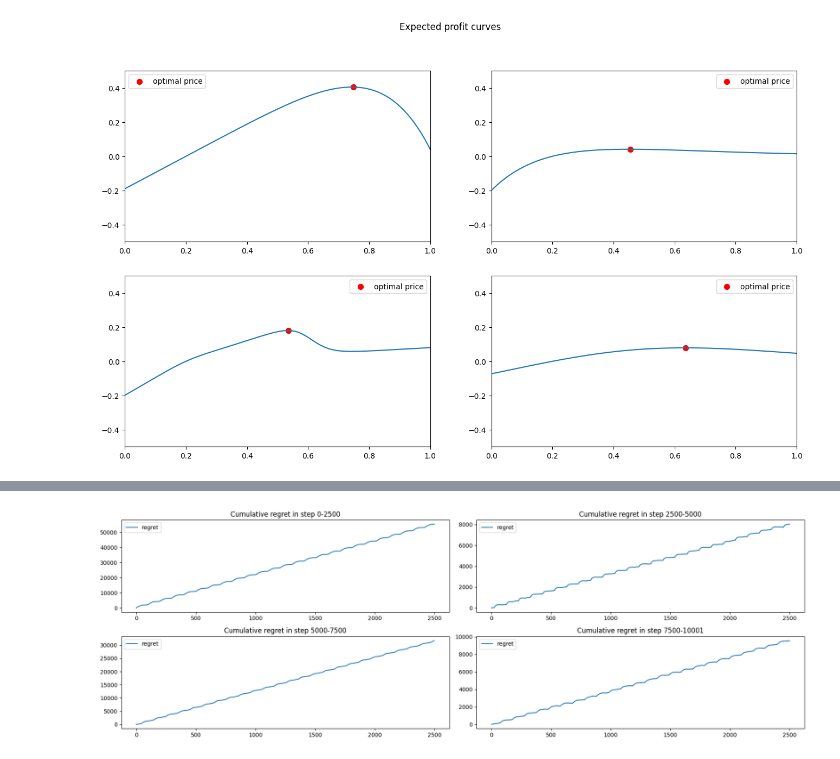
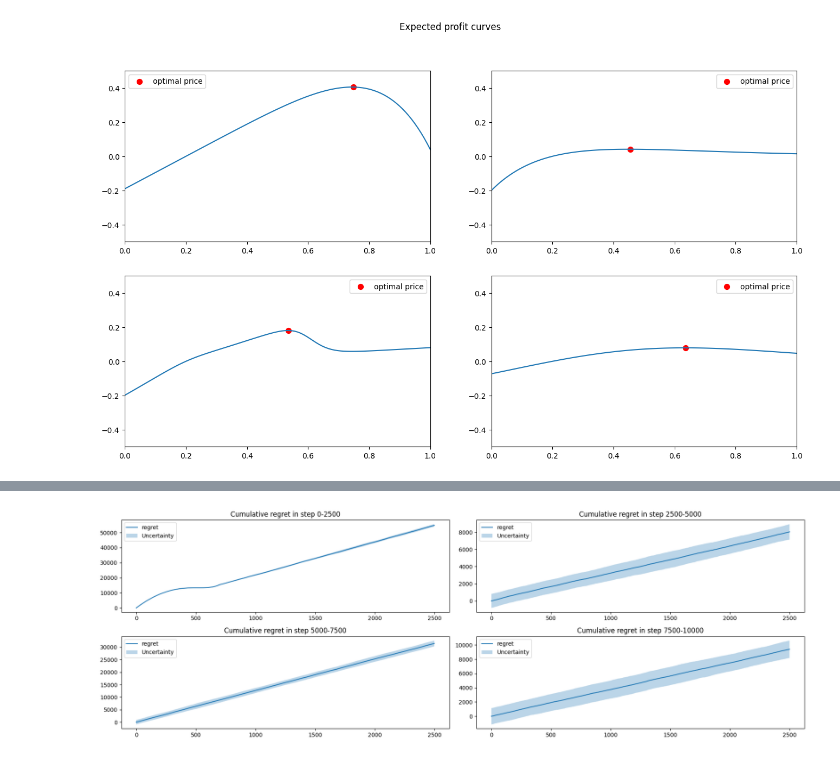
Before and after one commit to manuu1311/OLA-project, a Jupyter notebook: Deliverables/Requirement3/prova.ipynb, the cells around one changed output, grey strips where cells are left out. Saved outputs shown, nothing was run; the diff lists cells and outputs as text; code cells hidden in the pictures.

```diff
--- a/Deliverables/Requirement3/prova.ipynb
+++ b/Deliverables/Requirement3/prova.ipynb
@@ -55,0 +106,14 @@ Best_price for demand curve number 3: 0.6363636363636365
+# %%
+fig,axs=plt.subplots(2,2,figsize=(18,6))
+axs=axs.reshape(-1)
+idxs=[0,*indexes]
+idxs[-1]-=1
+for i in range(len(idxs)-1):
+    fraction_regret=average_regret[idxs[i]:idxs[i+1]]-average_regret[idxs[i]]
+    fraction_std=regret_sd[idxs[i]:idxs[i+1]]
+    axs[i].plot(fraction_regret,label='regret')
+    axs[i].fill_between(np.arange(idxs[i+1]-idxs[i]),fraction_regret-fraction_std,fraction_regret+fraction_std,alpha=0.3,label='Uncertainty')
+    axs[i].set_title(f'Cumulative regret in step {idxs[i]}-{idxs[i+1]}')
+    axs[i].legend()
+fig.tight_layout()
+#fig.show()
@@ -100,14 +192,16 @@ Switching to distribution number 3 in iteration 7500
 # %%
 fig,axs=plt.subplots(2,2,figsize=(18,6))
 axs=axs.reshape(-1)
 idxs=[0,*indexes]
+idxs[-1]-=1
 for i in range(len(idxs)-1):
-    fraction_clair_reward=np.cumsum(clair_reward[idxs[i]:idxs[i+1]])
-    fraction_reward=np.cumsum(rewards[idxs[i]:idxs[i+1]])
-    axs[i].plot(fraction_clair_reward-fraction_reward,label='regret')
+    fraction_regret=average_regret[idxs[i]:idxs[i+1]]-average_regret[idxs[i]]
+    fraction_std=regret_sd[idxs[i]:idxs[i+1]]
+    axs[i].plot(fraction_regret,label='regret')
+    axs[i].fill_between(np.arange(idxs[i+1]-idxs[i]),fraction_regret-fraction_std,fraction_regret+fraction_std,alpha=0.3,label='Uncertainty')
     axs[i].set_title(f'Cumulative regret in step {idxs[i]}-{idxs[i+1]}')
     axs[i].legend()
 fig.tight_layout()
 #fig.show()
 # %% [output]
-[figure, old version]
+[figure, new version]
```
Also changed, not shown: parts of 6 cells of this notebook.
